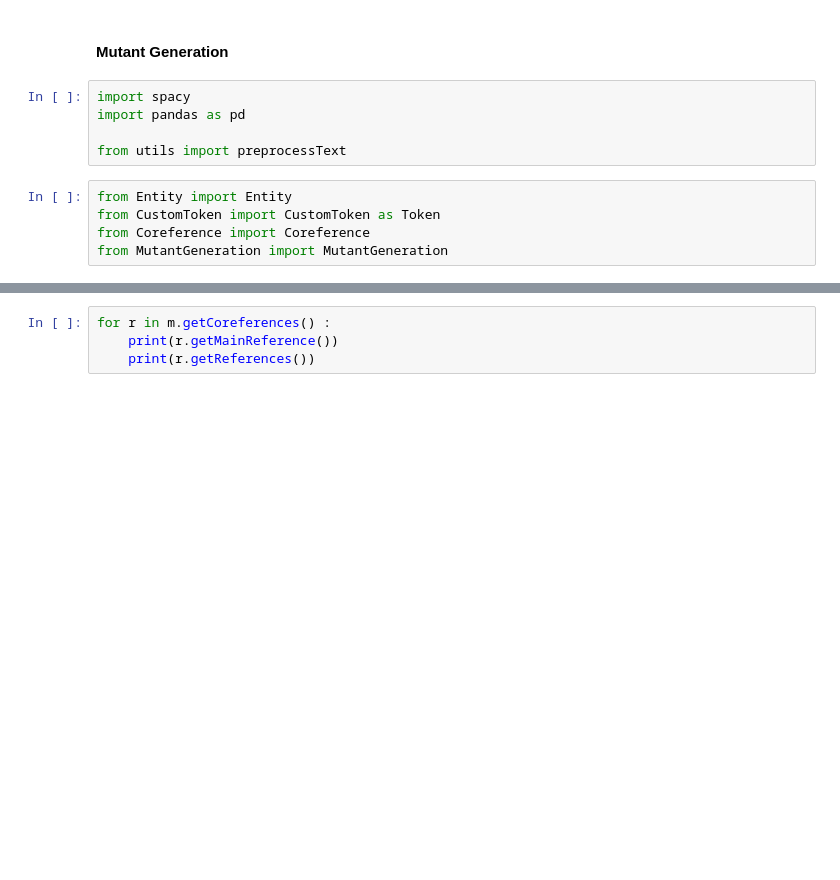
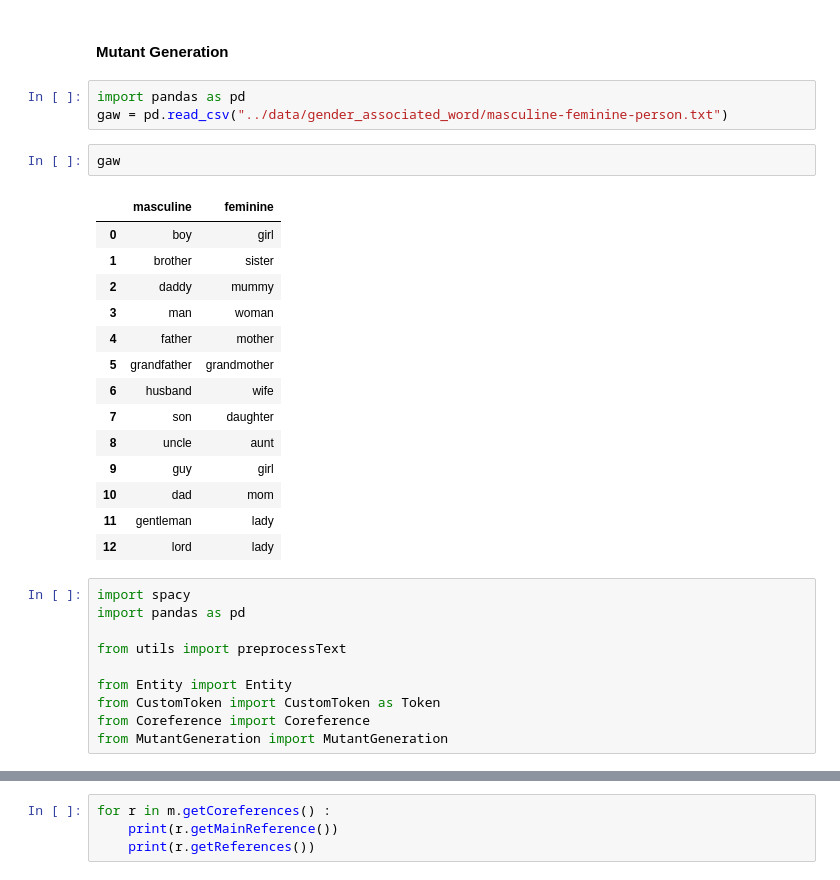
Before and after one commit to soarsmu/BiasFinder, a Jupyter notebook: codes/mutant-generation-revised.ipynb, the cells around one changed output, grey strips where cells are left out. Saved outputs shown, nothing was run; the diff lists cells and outputs as text; blank space fills up the shorter version.

```diff
--- a/codes/mutant-generation-revised.ipynb
+++ b/codes/mutant-generation-revised.ipynb
@@ -80,16 +80,36 @@ gb.count()
 we have 6898 templates with 40 mutants for each template
 # %% [markdown]
 #### Mutant Generation
+# %%
+import pandas as pd
+gaw = pd.read_csv("../data/gender_associated_word/masculine-feminine-person.txt")
+# %%
+gaw
+# %% [output]
+|  | masculine | feminine |
+| 0 | boy | girl |
+| 1 | brother | sister |
+| 2 | daddy | mummy |
+| 3 | man | woman |
+| 4 | father | mother |
+| 5 | grandfather | grandmother |
+| 6 | husband | wife |
+| 7 | son | daughter |
+| 8 | uncle | aunt |
+| 9 | guy | girl |
+| 10 | dad | mom |
+| 11 | gentleman | lady |
+| 12 | lord | lady |
 # %%
 import spacy
 import pandas as pd
 
 from utils import preprocessText
+
+from Entity import Entity
+from CustomToken import CustomToken as Token
+from Coreference import Coreference
+from MutantGeneration import MutantGeneration
-# %%
-from Entity import Entity
-from CustomToken import CustomToken as Token
-from Coreference import Coreference
-from MutantGeneration import MutantGeneration
 # %%
 # the main reference is a person name
 # text = "When Nathaniel Kahn embarked into this voyage, he hardly knew who his father really was. By the end of the film, he found him and comes to terms with the strange life he lived as a child. Louis Kahn was the father."
```
Also changed, not shown: parts of 5 cells of this notebook, 1 other file.
